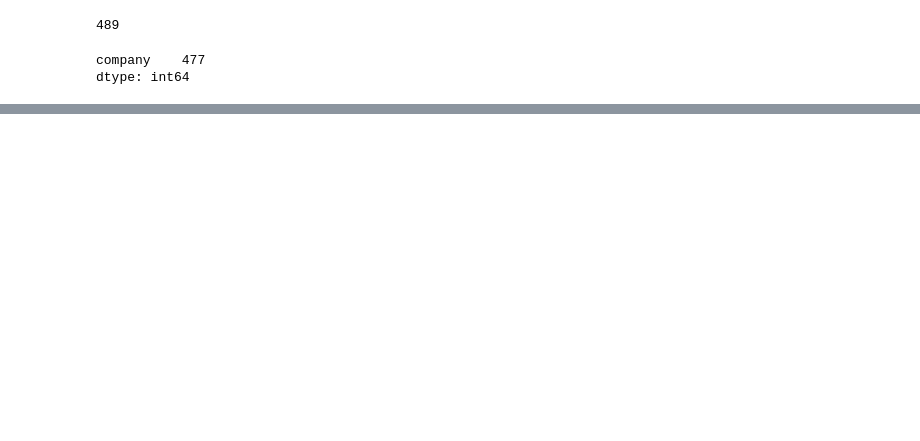
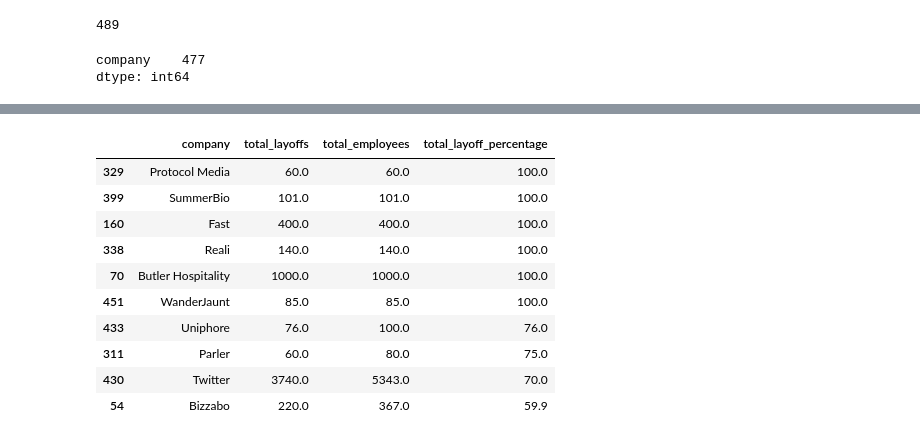
Before and after one commit to teusinn/TechCompaniesLayoff, a Jupyter notebook: src/main.ipynb, the cells around one changed output, grey strips where cells are left out. Drawn from its saved outputs; the diff is of its cells as text; code cells hidden in the pictures; blank space fills up the shorter version.

```diff
--- a/src/main.ipynb
+++ b/src/main.ipynb
@@ -51,0 +127,8 @@ tech_layoffs[tech_layoffs['company'].duplicated() == True][['company', 'industry
+# %%
+# Step 1: calculating the total employees for each company (that has "total_layoff" and "impacted_workforce_percentage" filled)
+tech_layoffs['total_employees'] = ((tech_layoffs['total_layoffs'] / 100) / (tech_layoffs['impacted_workforce_percentage'] / 100)) * 100
+
+# Step 2: rounding the "total_employees" value
+tech_layoffs['total_employees'] = tech_layoffs['total_employees'].round(0)
+
+tech_layoffs.sample(2)
@@ -51,0 +139,11 @@ tech_layoffs[tech_layoffs['company'].duplicated() == True][['company', 'industry
+# %%
+# Step 3: grouping by company name and removing rows with empty "total_layoffs" or "total_employees"
+top_companies = tech_layoffs.groupby('company', as_index=False)[['total_layoffs', 'total_employees']].sum()
+
+top_companies = top_companies[top_companies['total_layoffs'] > 0]
+top_companies = top_companies[top_companies['total_employees'] > 0]
+
+# Step 4: creating total layoff percentage (in case a company had layoff twice or more)
+top_companies['total_layoff_percentage'] = ((top_companies['total_layoffs'] / top_companies['total_employees']) * 100).round(1)
+
+top_companies.sample(3)
@@ -51,0 +155,19 @@ tech_layoffs[tech_layoffs['company'].duplicated() == True][['company', 'industry
+# %%
+# Step 5.1: categorizing the company size
+company_size_conditions = [
+    top_companies['total_employees'] < 100,      # <100 Employees => Small Company
+    top_companies['total_employees'] < 500,      # >=100 & <500 Employees => Mid Company
+    top_companies['total_employees'] < 2000,     # >=500 & <2000 Employees => Large Company
+    top_companies['total_employees'] >= 2000     # >=2000 Employees => Big Tech
+]
+
+company_size_options = [
+    'Small Company',
+    'Mid Company',
+    'Large Company',
+    'Big Tech'
+]
+
+top_companies['company_size'] = np.select(company_size_conditions, company_size_options, 'Unidentified')
+
+top_companies.sample(3)
@@ -51,0 +209,15 @@ tech_layoffs[tech_layoffs['company'].duplicated() == True][['company', 'industry
+# %%
+# Step 6.3: sorting by top 10 most "total_layoff_percentage" (important!)
+top_companies.sort_values('total_layoff_percentage', ascending=False).head(10)
+# %% [output]
+|  | company | total_layoffs | total_employees | total_layoff_percentage |
+| 329 | Protocol Media | 60.0 | 60.0 | 100.0 |
+| 399 | SummerBio | 101.0 | 101.0 | 100.0 |
+| 160 | Fast | 400.0 | 400.0 | 100.0 |
+| 338 | Reali | 140.0 | 140.0 | 100.0 |
+| 70 | Butler Hospitality | 1000.0 | 1000.0 | 100.0 |
+| 451 | WanderJaunt | 85.0 | 85.0 | 100.0 |
+| 433 | Uniphore | 76.0 | 100.0 | 76.0 |
+| 311 | Parler | 60.0 | 80.0 | 75.0 |
+| 430 | Twitter | 3740.0 | 5343.0 | 70.0 |
+| 54 | Bizzabo | 220.0 | 367.0 | 59.9 |
```
Also changed, not shown: parts of 26 cells of this notebook, 1 other file.
